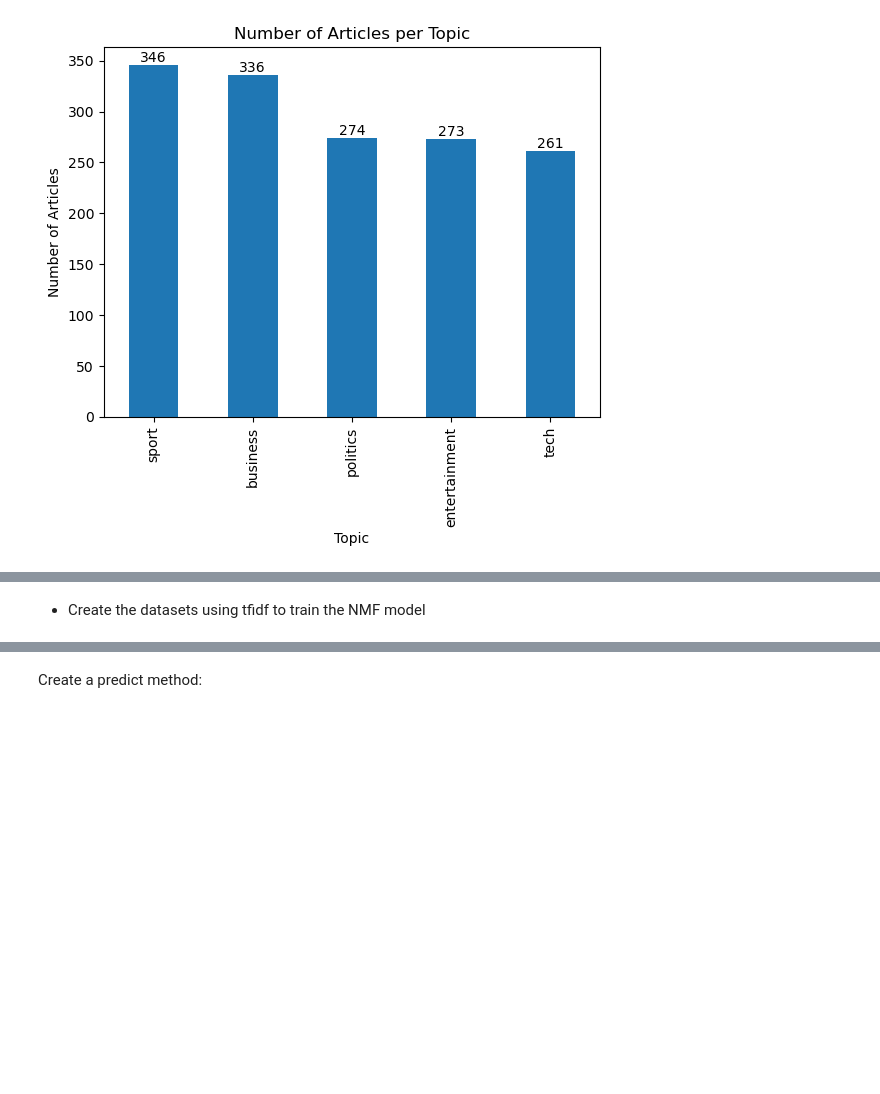
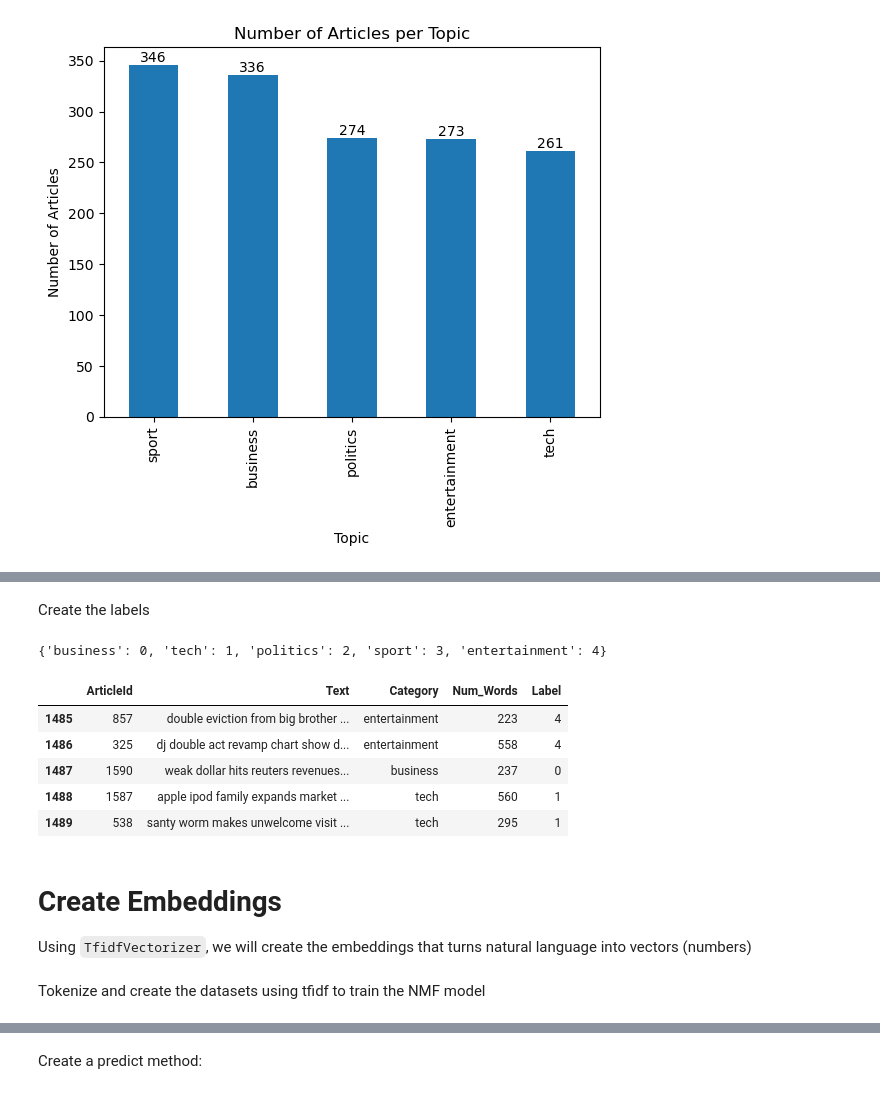
Before and after one commit to dlynch42/bbc_news_classifier, a Jupyter notebook: week4.ipynb, the cells around one changed output, grey strips where cells are left out. Cells and saved outputs as stored; diff of their text form; code cells hidden in the pictures; blank space fills up the shorter version.

```diff
--- a/week4.ipynb
+++ b/week4.ipynb
@@ -99,0 +97,8 @@ dtype: int64
+# %%
+train['Num_Words'] = train['Text'].apply(lambda x: len(x.split()))
+
+max_words = train['Num_Words'].max()
+min_words = train['Num_Words'].min()
+avg_words = train['Num_Words'].mean()
+
+print(f"Max words: {max_words}\nMin words: {min_words},\nAvg words: {avg_words}")
@@ -116,7 +130,0 @@ Tokenize
-# %%
-stop_words = stopwords.words('english')
-train['Text'] = train['Text'].apply(lambda row: re.sub(r'[^\w\s]+', '', row))
-train['Text'] = train['Text'].apply(lambda x: ' '.join([word for word in x.split() if word not in (stop_words)]))
-train['Text'] = train['Text'].apply(lambda x: re.sub(' +', ' ', x))
-
-X_train, X_valid, y_train, y_valid = train_test_split(train['Text'], train['Category'], test_size=0.33, random_state=42)
@@ -153,0 +133,2 @@ max_words, min_words, avg_words
+# %%
+train = train.drop_duplicates(subset=['Text'], ignore_index=True)
@@ -153,0 +143,17 @@ max_words, min_words, avg_words
+# %% [markdown]
+Create the labels
+# %%
+labels = dict(zip(train['Category'].unique().tolist(), list(range(5))))
+labels
+# %% [output]
+{'business': 0, 'tech': 1, 'politics': 2, 'sport': 3, 'entertainment': 4}
+# %%
+train['Label'] = [labels[l] for l in train['Category']]
+train.tail()
+# %% [output]
+|  | ArticleId | Text | Category | Num_Words | Label |
+| 1485 | 857 | double eviction from big brother ... | entertainment | 223 | 4 |
+| 1486 | 325 | dj double act revamp chart show d... | entertainment | 558 | 4 |
+| 1487 | 1590 | weak dollar hits reuters revenues... | business | 237 | 0 |
+| 1488 | 1587 | apple ipod family expands market ... | tech | 560 | 1 |
+| 1489 | 538 | santy worm makes unwelcome visit ... | tech | 295 | 1 |
@@ -154,3 +162,6 @@ max_words, min_words, avg_words
+# %% [markdown]
+# Create Embeddings
+Using `TfidfVectorizer`, we will create the embeddings that turns natural language into vectors (numbers)
 # %% [markdown]
-- Create the datasets using tfidf to train the NMF model
+Tokenize and create the datasets using tfidf to train the NMF model
 # %%
```
Also changed, not shown: parts of 39 cells of this notebook, 2 other files.
